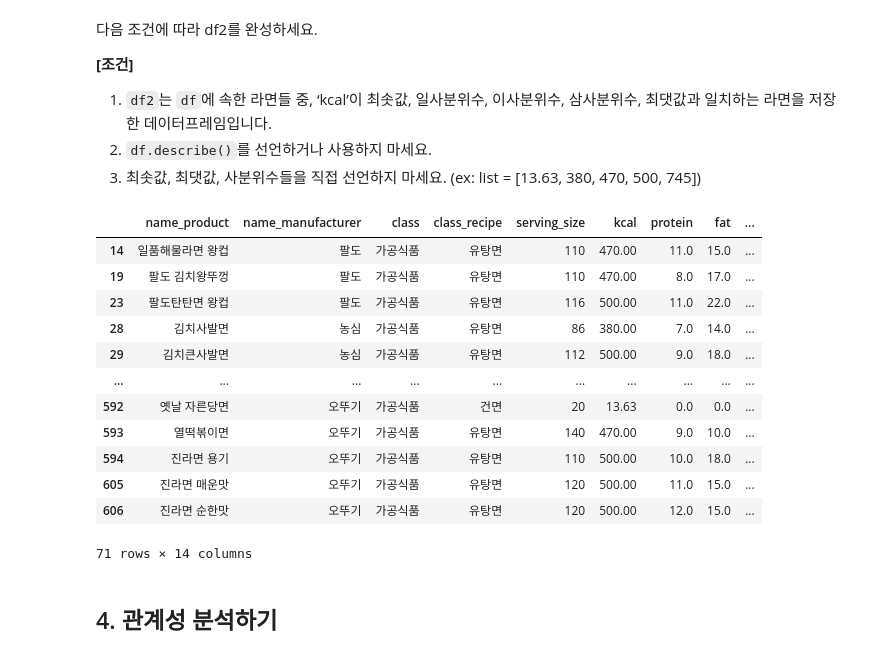
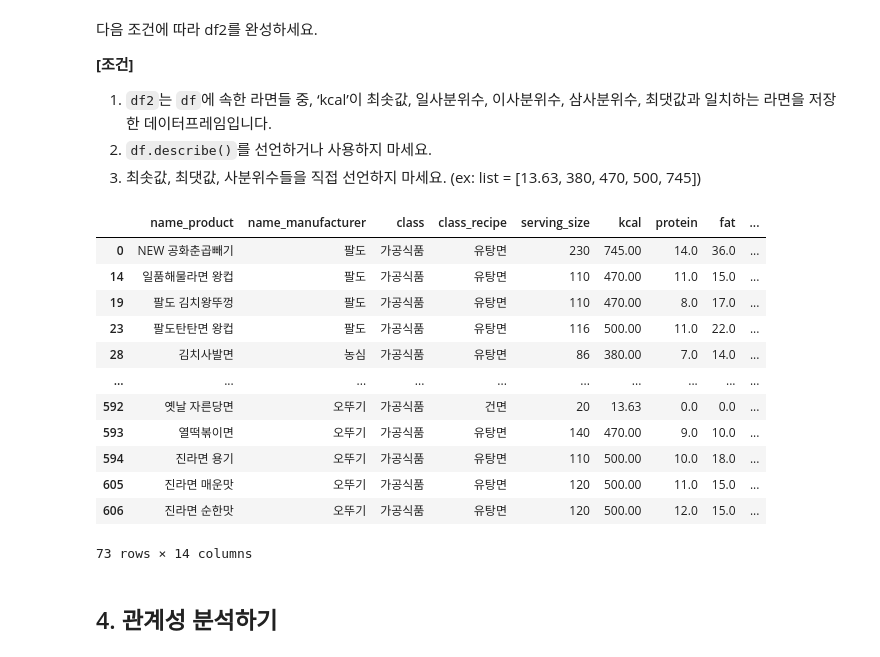
Before and after one commit to 2jihun/DAP_, a Jupyter notebook: lecture3_rev_ipynb의_사본.ipynb, the cells around one changed output. Drawn from its saved outputs; the diff is of its cells as text; code cells hidden in the pictures.

```diff
--- a/lecture3_rev_ipynb의_사본.ipynb
+++ b/lecture3_rev_ipynb의_사본.ipynb
@@ -420,27 +420,30 @@ df.describe()
 1. `df2`는 `df`에 속한 라면들 중, ‘kcal’이 최솟값, 일사분위수, 이사분위수, 삼사분위수, 최댓값과 일치하는 라면을 저장한 데이터프레임입니다.
 2. `df.describe()`를 선언하거나 사용하지 마세요.
 3. 최솟값, 최댓값, 사분위수들을 직접 선언하지 마세요. (ex: list = [13.63, 380, 470, 500, 745])
-# %%
-##enter your code####
-
-
-####################
-df2 = df[df['kcal'].isin(kcalList)]
-df2
-# %% [output]
-|  | name_product | name_manufacturer | class | class_recipe | serving_size | kcal | protein | fat | ... |
-| 14 | 일품해물라면 왕컵 | 팔도 | 가공식품 | 유탕면 | 110 | 470.00 | 11.0 | 15.0 | ... |
-| 19 | 팔도 김치왕뚜껑 | 팔도 | 가공식품 | 유탕면 | 110 | 470.00 | 8.0 | 17.0 | ... |
-| 23 | 팔도탄탄면 왕컵 | 팔도 | 가공식품 | 유탕면 | 116 | 500.00 | 11.0 | 22.0 | ... |
-| 28 | 김치사발면 | 농심 | 가공식품 | 유탕면 | 86 | 380.00 | 7.0 | 14.0 | ... |
-| 29 | 김치큰사발면 | 농심 | 가공식품 | 유탕면 | 112 | 500.00 | 9.0 | 18.0 | ... |
-| ... | ... | ... | ... | ... | ... | ... | ... | ... | ... |
-| 592 | 옛날 자른당면 | 오뚜기 | 가공식품 | 건면 | 20 | 13.63 | 0.0 | 0.0 | ... |
-| 593 | 열떡볶이면 | 오뚜기 | 가공식품 | 유탕면 | 140 | 470.00 | 9.0 | 10.0 | ... |
-| 594 | 진라면 용기 | 오뚜기 | 가공식품 | 유탕면 | 110 | 500.00 | 10.0 | 18.0 | ... |
-| 605 | 진라면 매운맛 | 오뚜기 | 가공식품 | 유탕면 | 120 | 500.00 | 11.0 | 15.0 | ... |
-| 606 | 진라면 순한맛 | 오뚜기 | 가공식품 | 유탕면 | 120 | 500.00 | 12.0 | 15.0 | ... |
-71 rows × 14 columns
+# %%
+kcalList = [df['kcal'].min(),
+df['kcal'].quantile(q=0.25),
+df['kcal'].quantile(q=0.5),
+df['kcal'].quantile(q=0.75),
+df['kcal'].max()]
+
+####################
+df2 = df[df['kcal'].isin(kcalList)]
+df2
+# %% [output]
+|  | name_product | name_manufacturer | class | class_recipe | serving_size | kcal | protein | fat | ... |
+| 0 | NEW 공화춘곱빼기 | 팔도 | 가공식품 | 유탕면 | 230 | 745.00 | 14.0 | 36.0 | ... |
+| 14 | 일품해물라면 왕컵 | 팔도 | 가공식품 | 유탕면 | 110 | 470.00 | 11.0 | 15.0 | ... |
+| 19 | 팔도 김치왕뚜껑 | 팔도 | 가공식품 | 유탕면 | 110 | 470.00 | 8.0 | 17.0 | ... |
+| 23 | 팔도탄탄면 왕컵 | 팔도 | 가공식품 | 유탕면 | 116 | 500.00 | 11.0 | 22.0 | ... |
+| 28 | 김치사발면 | 농심 | 가공식품 | 유탕면 | 86 | 380.00 | 7.0 | 14.0 | ... |
+| ... | ... | ... | ... | ... | ... | ... | ... | ... | ... |
+| 592 | 옛날 자른당면 | 오뚜기 | 가공식품 | 건면 | 20 | 13.63 | 0.0 | 0.0 | ... |
+| 593 | 열떡볶이면 | 오뚜기 | 가공식품 | 유탕면 | 140 | 470.00 | 9.0 | 10.0 | ... |
+| 594 | 진라면 용기 | 오뚜기 | 가공식품 | 유탕면 | 110 | 500.00 | 10.0 | 18.0 | ... |
+| 605 | 진라면 매운맛 | 오뚜기 | 가공식품 | 유탕면 | 120 | 500.00 | 11.0 | 15.0 | ... |
+| 606 | 진라면 순한맛 | 오뚜기 | 가공식품 | 유탕면 | 120 | 500.00 | 12.0 | 15.0 | ... |
+73 rows × 14 columns
 # %% [markdown]
 ## 4. 관계성 분석하기
 # %% [markdown]
```
Also changed, not shown: parts of 4 cells of this notebook.
